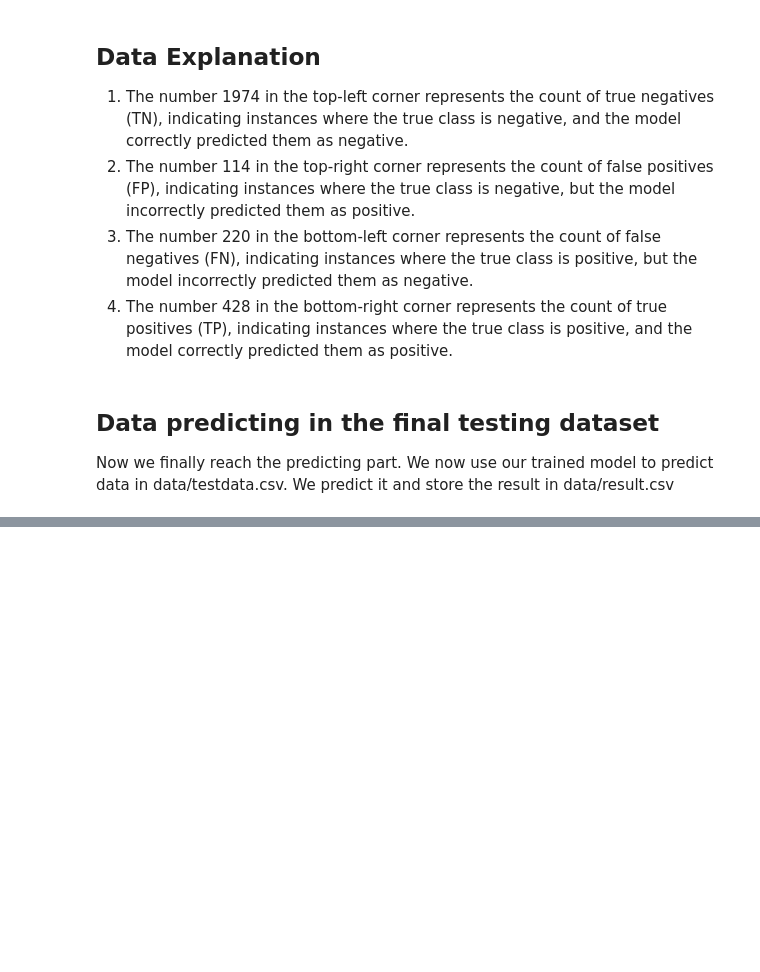
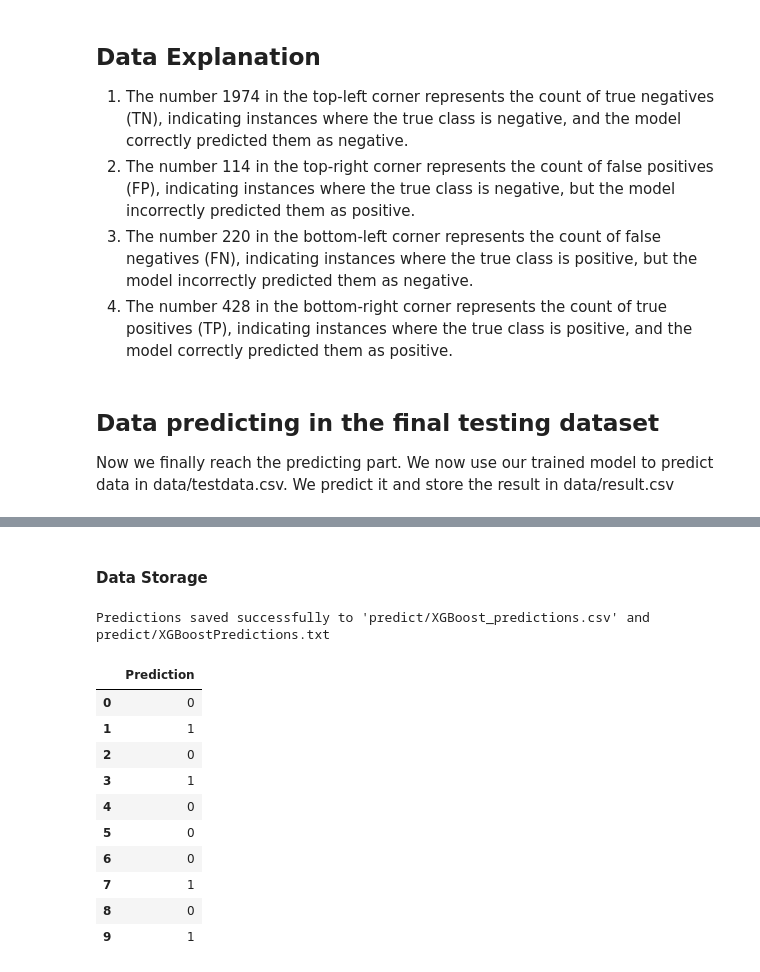
Before and after one commit to Laihb1106205841/CS311-AI-Peoject3-XGBoost, a Jupyter notebook: XGBoost.ipynb, the cells around one changed output, grey strips where cells are left out. Saved outputs shown, nothing was run; the diff lists cells and outputs as text; code cells hidden in the pictures; blank space fills up the shorter version.

Commit message:
fixing the predict in XGBoost.ipynb

```diff
--- a/XGBoost.ipynb
+++ b/XGBoost.ipynb
@@ -256,0 +268,41 @@ Now we finally reach the predicting part. We now use our trained model to predic
+# %%
+categorical_columns = ['age','workclass','fnlwgt', 'education','education.num' ,'marital.status', 'occupation', 'relationship', 'race', 'sex','hours.per.week', 'native.country']
+
+# 针对每一列进行标签编码
+for column in categorical_columns:
+    test_data[column] = label_encoder.fit_transform(test_data[column])
+
+test_data = scaler.transform(test_data)
+
+# Predicting labels for the test data
+predictions = xgb.predict(test_data)
+# %% [markdown]
+#### Data Storage
+# %%
+# Storing the predictions in a DataFrame
+test_predictions = pd.DataFrame({'Prediction': predictions})
+
+# Writing the predictions to a CSV file
+test_predictions.to_csv('predict/XGBoost_predictions.csv', index=False)
+
+# 打开一个文本文件，并将 DataFrame 中的 'predictions' 列数据写入文件
+with open('predict/XGBoostPredictions.txt', 'w') as f:
+    # 遍历 'predictions' 列中的每个值，并将其写入文件
+    for value in test_predictions['Prediction']:
+        f.write(str(value) + '\n')
+
+print("Predictions saved successfully to 'predict/XGBoost_predictions.csv' and predict/XGBoostPredictions.txt")
+test_predictions.head(10)
+# %% [output]
+Predictions saved successfully to 'predict/XGBoost_predictions.csv' and predict/XGBoostPredictions.txt
+|  | Prediction |
+| 0 | 0 |
+| 1 | 1 |
+| 2 | 0 |
+| 3 | 1 |
+| 4 | 0 |
+| 5 | 0 |
+| 6 | 0 |
+| 7 | 1 |
+| 8 | 0 |
+| 9 | 1 |
```
Also changed, not shown: parts of 7 cells of this notebook, 3 other files.
